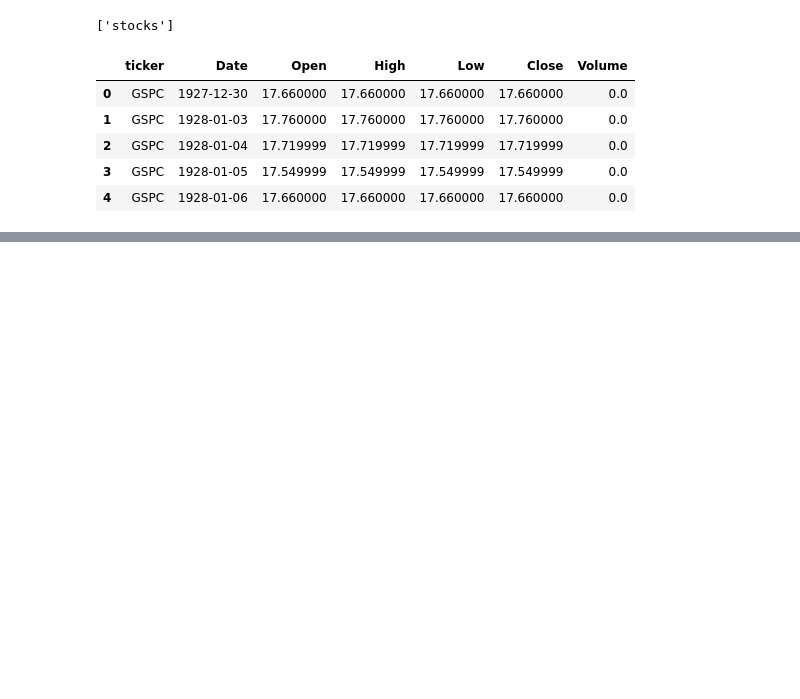
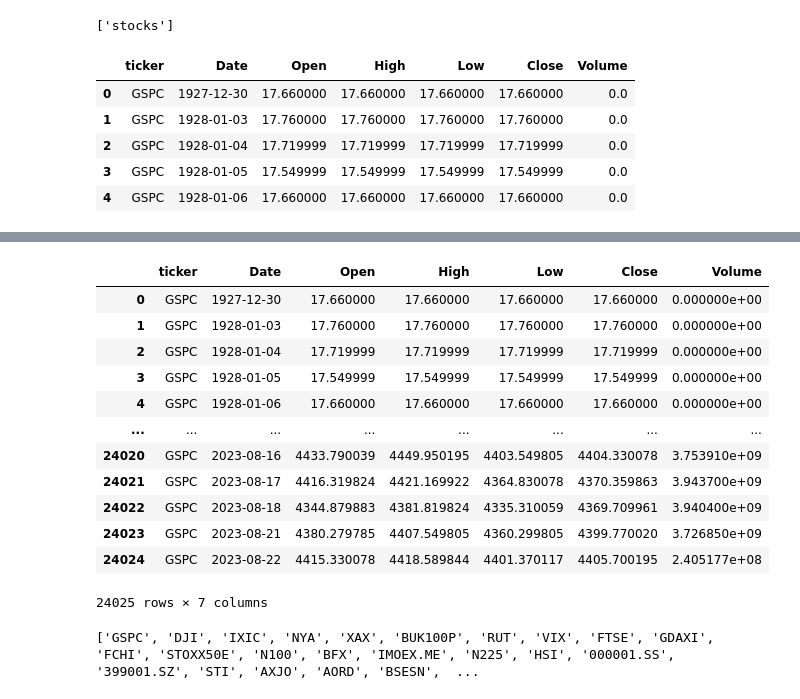
Before and after one commit to Alphaomegainfinity/yahoo_stocks_market, a Jupyter notebook: yfinance.ipynb, the cells around one changed output, grey strips where cells are left out. Saved outputs shown, nothing was run; the diff lists cells and outputs as text; code cells hidden in the pictures; blank space fills up the shorter version.

```diff
--- a/yfinance.ipynb
+++ b/yfinance.ipynb
@@ -260,0 +279,29 @@ session.commit()
+# %%
+# create a list of unique stock symbols
+stock_symbols = data_sql['ticker'].unique().tolist()
+
+# Split data into individual stocks
+individual_stocks = {}
+for ticker_name in data_sql['ticker'].unique():
+    individual_stocks[ticker_name] = data_sql[data_sql['ticker'] == ticker_name]
+    individual_stocks[ticker_name].reset_index(inplace=True, drop=True)
+
+individual_stocks['GSPC']
+# %% [output]
+|  | ticker | Date | Open | High | Low | Close | Volume |
+| 0 | GSPC | 1927-12-30 | 17.660000 | 17.660000 | 17.660000 | 17.660000 | 0.000000e+00 |
+| 1 | GSPC | 1928-01-03 | 17.760000 | 17.760000 | 17.760000 | 17.760000 | 0.000000e+00 |
+| 2 | GSPC | 1928-01-04 | 17.719999 | 17.719999 | 17.719999 | 17.719999 | 0.000000e+00 |
+| 3 | GSPC | 1928-01-05 | 17.549999 | 17.549999 | 17.549999 | 17.549999 | 0.000000e+00 |
+| 4 | GSPC | 1928-01-06 | 17.660000 | 17.660000 | 17.660000 | 17.660000 | 0.000000e+00 |
+| ... | ... | ... | ... | ... | ... | ... | ... |
+| 24020 | GSPC | 2023-08-16 | 4433.790039 | 4449.950195 | 4403.549805 | 4404.330078 | 3.753910e+09 |
+| 24021 | GSPC | 2023-08-17 | 4416.319824 | 4421.169922 | 4364.830078 | 4370.359863 | 3.943700e+09 |
+| 24022 | GSPC | 2023-08-18 | 4344.879883 | 4381.819824 | 4335.310059 | 4369.709961 | 3.940400e+09 |
+| 24023 | GSPC | 2023-08-21 | 4380.279785 | 4407.549805 | 4360.299805 | 4399.770020 | 3.726850e+09 |
+| 24024 | GSPC | 2023-08-22 | 4415.330078 | 4418.589844 | 4401.370117 | 4405.700195 | 2.405177e+08 |
+24025 rows × 7 columns
+# %%
+print (stock_symbols)
+# %% [output]
+['GSPC', 'DJI', 'IXIC', 'NYA', 'XAX', 'BUK100P', 'RUT', 'VIX', 'FTSE', 'GDAXI', 'FCHI', 'STOXX50E', 'N100', 'BFX', 'IMOEX.ME', 'N225', 'HSI', '000001.SS', '399001.SZ', 'STI', 'AXJO', 'AORD', 'BSESN',  ...
```
Also changed, not shown: parts of 8 cells of this notebook, 1 other file.
